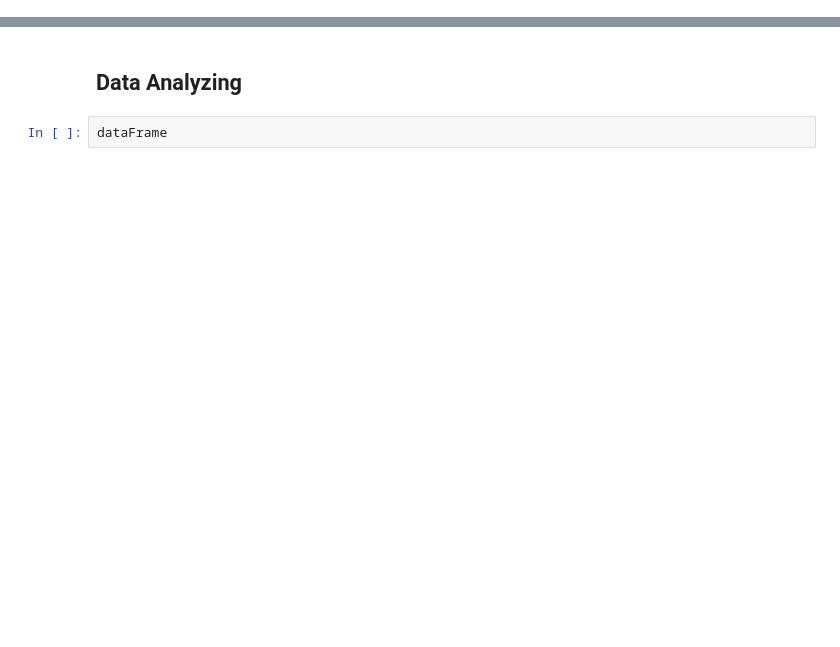
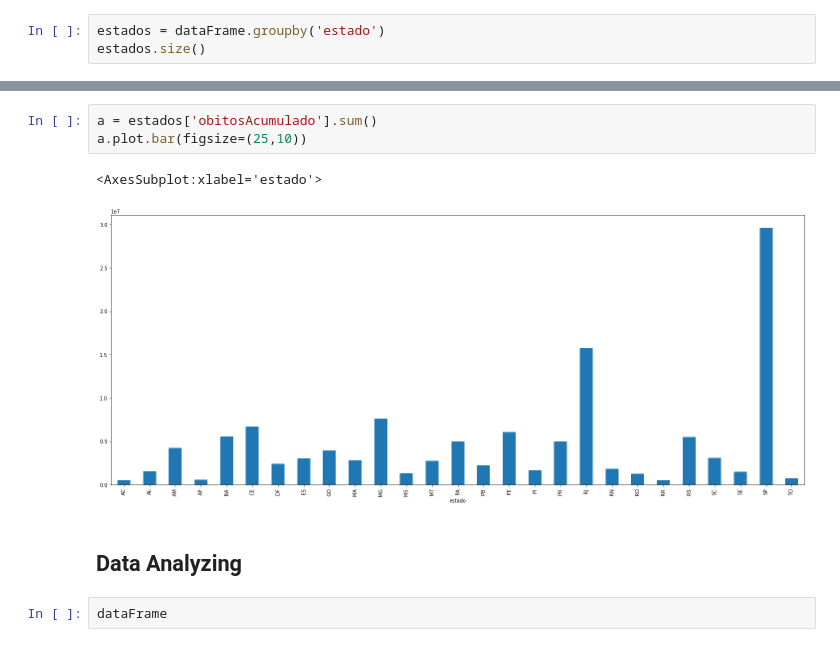
Before and after one commit to Carlos-Xavier/DataScienceUfal, a Jupyter notebook: project.ipynb, the cells around one changed output, grey strips where cells are left out. Cells and saved outputs as stored; diff of their text form; blank space fills up the shorter version.

```diff
--- a/project.ipynb
+++ b/project.ipynb
@@ -45,0 +130,3 @@ del dataFrame['emAcompanhamentoNovos']
+# %%
+estados = dataFrame.groupby('estado')
+estados.size()
@@ -46,3 +151,9 @@ del dataFrame['emAcompanhamentoNovos']
+# %%
+a = estados['obitosAcumulado'].sum()
+a.plot.bar(figsize=(25,10))
+# %% [output]
+<AxesSubplot:xlabel='estado'>
+[figure, added]
 # %% [markdown]
 ## Data Analyzing
 # %%
```
Also changed, not shown: parts of 54 cells of this notebook.
